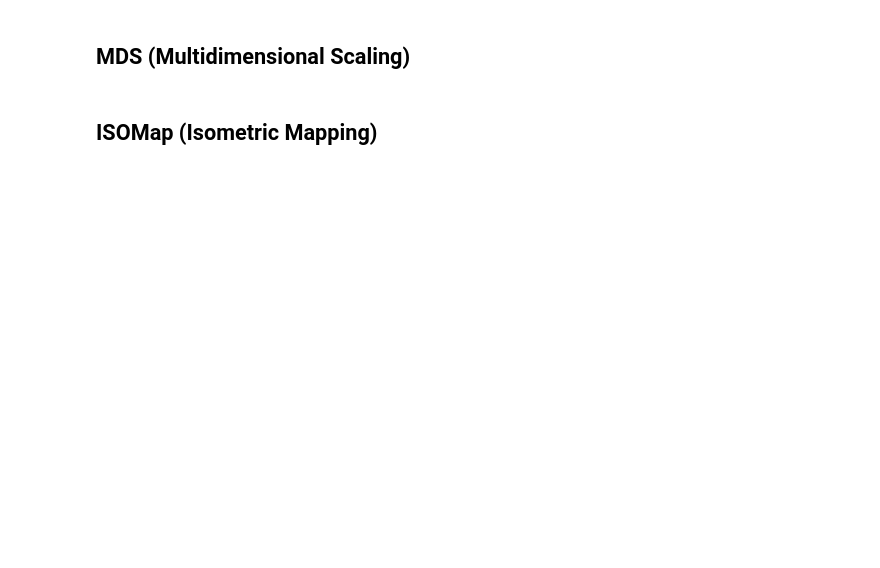
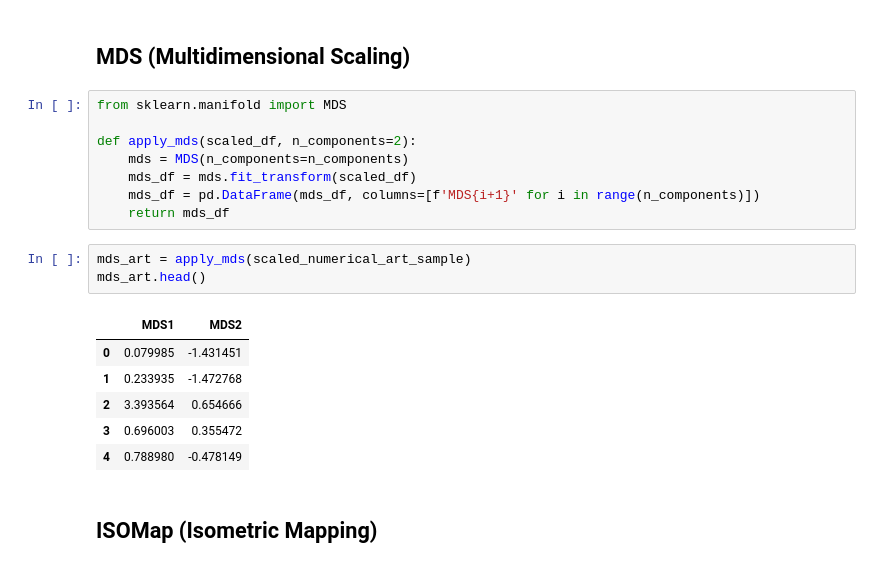
Before and after one commit to Bryan-Az/Dimensionality_Reduction, a Jupyter notebook: Dimensionality_Reduction.ipynb, the cells around one changed output. Cells and saved outputs as stored; diff of their text form; blank space fills up the shorter version.

```diff
--- a/Dimensionality_Reduction.ipynb
+++ b/Dimensionality_Reduction.ipynb
@@ -161,4 +205,22 @@ pca_df.head()
 # %% [markdown]
 ## MDS (Multidimensional Scaling)
+# %%
+from sklearn.manifold import MDS
+
+def apply_mds(scaled_df, n_components=2):
+    mds = MDS(n_components=n_components)
+    mds_df = mds.fit_transform(scaled_df)
+    mds_df = pd.DataFrame(mds_df, columns=[f'MDS{i+1}' for i in range(n_components)])
+    return mds_df
+# %%
+mds_art = apply_mds(scaled_numerical_art_sample)
+mds_art.head()
+# %% [output]
+|  | MDS1 | MDS2 |
+| 0 | 0.079985 | -1.431451 |
+| 1 | 0.233935 | -1.472768 |
+| 2 | 3.393564 | 0.654666 |
+| 3 | 0.696003 | 0.355472 |
+| 4 | 0.788980 | -0.478149 |
 # %% [markdown]
 ## ISOMap (Isometric Mapping)
```
Also changed, not shown: parts of 20 cells of this notebook.
